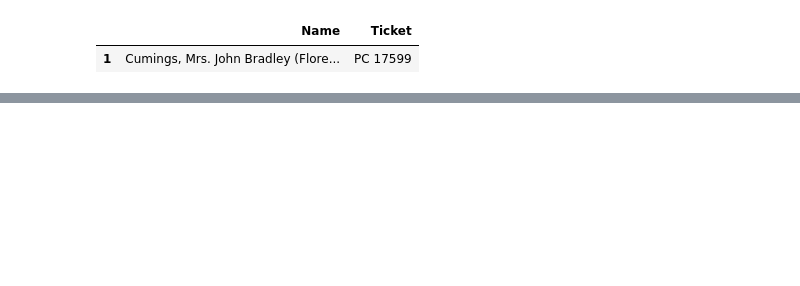
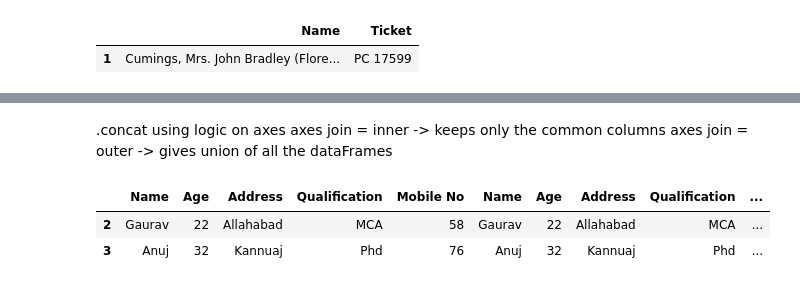
Before and after one commit to Gagan144-blip/ai_learning_journey, a Jupyter notebook: Pandas_revise/pandas.ipynb, the cells around one changed output, grey strips where cells are left out. Cells and saved outputs as stored; diff of their text form; code cells hidden in the pictures; blank space fills up the shorter version.

```diff
--- a/Pandas_revise/pandas.ipynb
+++ b/Pandas_revise/pandas.ipynb
@@ -344,0 +396,11 @@ display(data.iloc[filtered_values])
+# %% [markdown]
+.concat using logic on axes
+axes join = inner -> keeps only the common columns
+axes join = outer -> gives union of all the dataFrames
+# %%
+res2 = pd.concat([df, df1], axis=1, join='inner')
+res2
+# %% [output]
+|  | Name | Age | Address | Qualification | Mobile No | Name | Age | Address | Qualification | ... |
+| 2 | Gaurav | 22 | Allahabad | MCA | 58 | Gaurav | 22 | Allahabad | MCA | ... |
+| 3 | Anuj | 32 | Kannuaj | Phd | 76 | Anuj | 32 | Kannuaj | Phd | ... |
```
Also changed, not shown: parts of 5 cells of this notebook.
